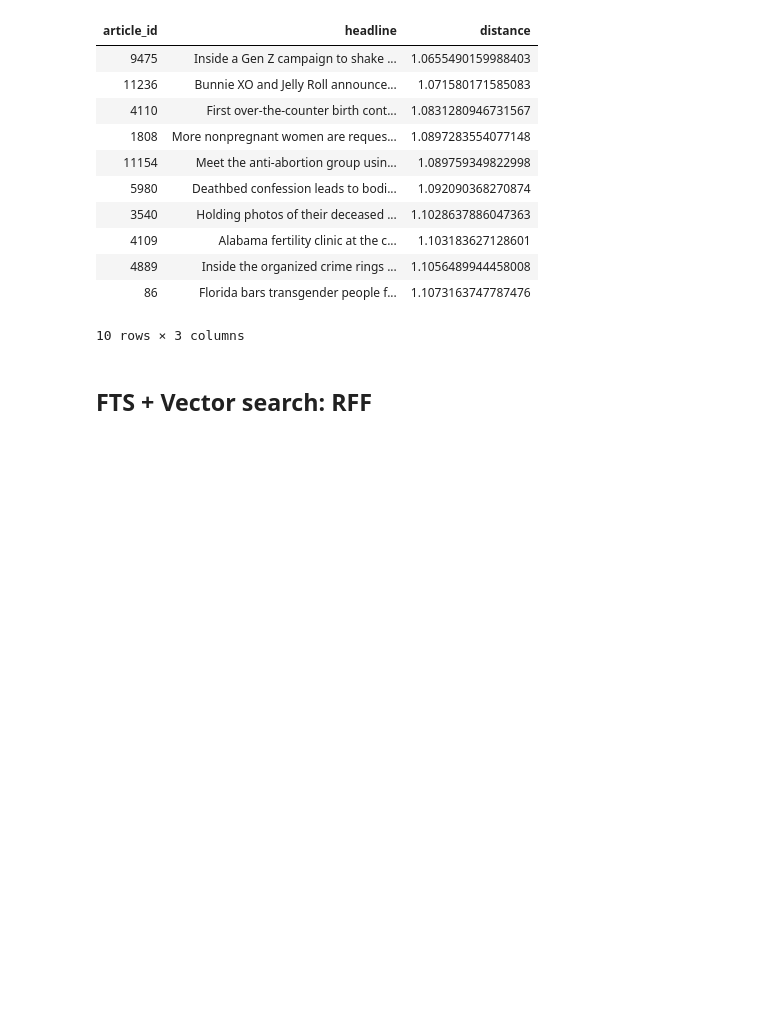
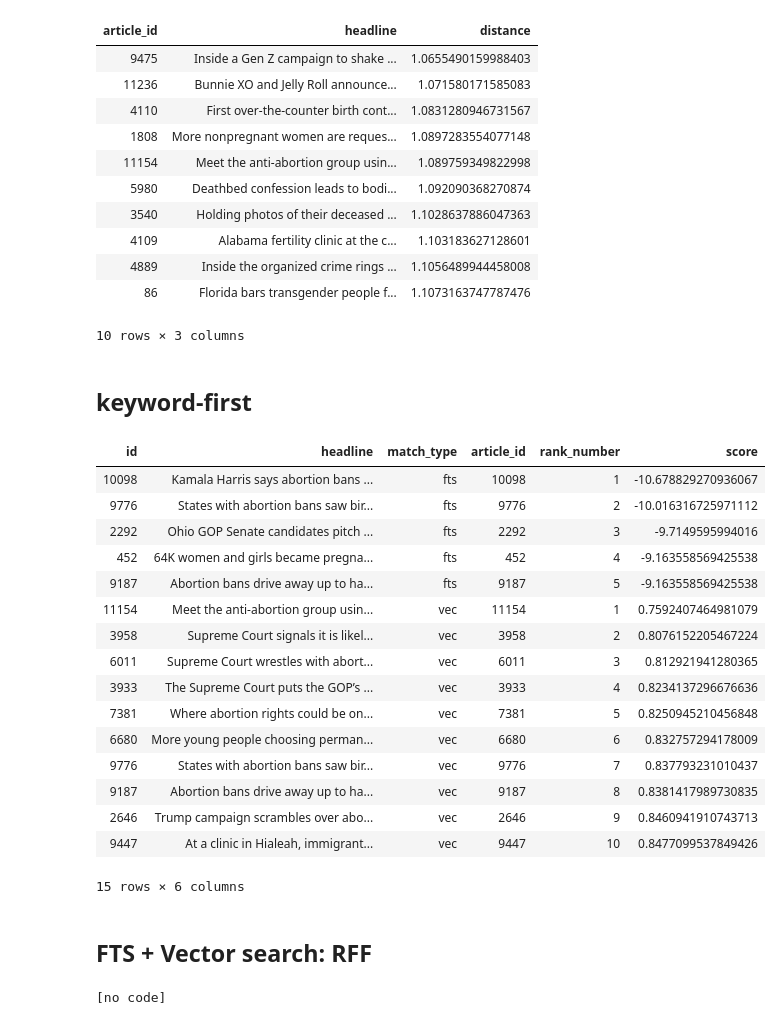
Before and after one commit to asg017/sqlite-vec, a Jupyter notebook: examples/nbc-headlines/3_search.ipynb, the cells around one changed output. Drawn from its saved outputs; the diff is of its cells as text; code cells hidden in the pictures; blank space fills up the shorter version.

```diff
--- a/examples/nbc-headlines/3_search.ipynb
+++ b/examples/nbc-headlines/3_search.ipynb
@@ -58,6 +60,74 @@ where headline_embedding match lembed(:query)
 | 4889 | Inside the organized crime rings ... | 1.1056489944458008 |
 | 86 | Florida bars transgender people f... | 1.1073163747787476 |
 10 rows × 3 columns
+# %% [markdown]
+## keyword-first
+# %%
+.param set query abortion bans
+
+
+.param set weight_fts 1.0
+.param set weight_vec 1.0
+.param set rrf_k 60
+.param set k 10
+
+
+with vec_matches as (
+  select
+    article_id,
+    row_number() over (order by distance) as rank_number,
+    distance as score
+  from vec_headlines
+  where
+    headline_embedding match lembed(:query)
+    and k = :k
+  order by distance
+),
+fts_matches as (
+  select
+    rowid as article_id,
+    row_number() over (order by rank) as rank_number,
+    rank as score
+  from fts_headlines
+  where headline match :query
+  limit :k
+),
+combined as (
+  select 'fts' as match_type, * from fts_matches
+  union all
+  select 'vec' as match_type, * from vec_matches
+),
+final as (
+  select
+    articles.id,
+    articles.headline,
+    combined.*
+  from combined
+  left join articles on articles.rowid = combined.article_id
+)
+select * from final;
+# %% [output]
+| id | headline | match_type | article_id | rank_number | score |
+| 10098 | Kamala Harris says abortion bans ... | fts | 10098 | 1 | -10.678829270936067 |
+| 9776 | States with abortion bans saw bir... | fts | 9776 | 2 | -10.016316725971112 |
+| 2292 | Ohio GOP Senate candidates pitch ... | fts | 2292 | 3 | -9.7149595994016 |
+| 452 | 64K women and girls became pregna... | fts | 452 | 4 | -9.163558569425538 |
+| 9187 | Abortion bans drive away up to ha... | fts | 9187 | 5 | -9.163558569425538 |
+| 11154 | Meet the anti-abortion group usin... | vec | 11154 | 1 | 0.7592407464981079 |
+| 3958 | Supreme Court signals it is likel... | vec | 3958 | 2 | 0.8076152205467224 |
+| 6011 | Supreme Court wrestles with abort... | vec | 6011 | 3 | 0.812921941280365 |
+| 3933 | The Supreme Court puts the GOP’s ... | vec | 3933 | 4 | 0.8234137296676636 |
+| 7381 | Where abortion rights could be on... | vec | 7381 | 5 | 0.8250945210456848 |
+| 6680 | More young people choosing perman... | vec | 6680 | 6 | 0.832757294178009 |
+| 9776 | States with abortion bans saw bir... | vec | 9776 | 7 | 0.837793231010437 |
+| 9187 | Abortion bans drive away up to ha... | vec | 9187 | 8 | 0.8381417989730835 |
+| 2646 | Trump campaign scrambles over abo... | vec | 2646 | 9 | 0.8460941910743713 |
+| 9447 | At a clinic in Hialeah, immigrant... | vec | 9447 | 10 | 0.8477099537849426 |
+15 rows × 6 columns
 # %% [markdown]
 ## FTS + Vector search: RFF
+# %%
+.param set  name alex
+# %% [output]
+[no code]
 # %%
```
Also changed, not shown: parts of 6 cells of this notebook, 2 other files.
